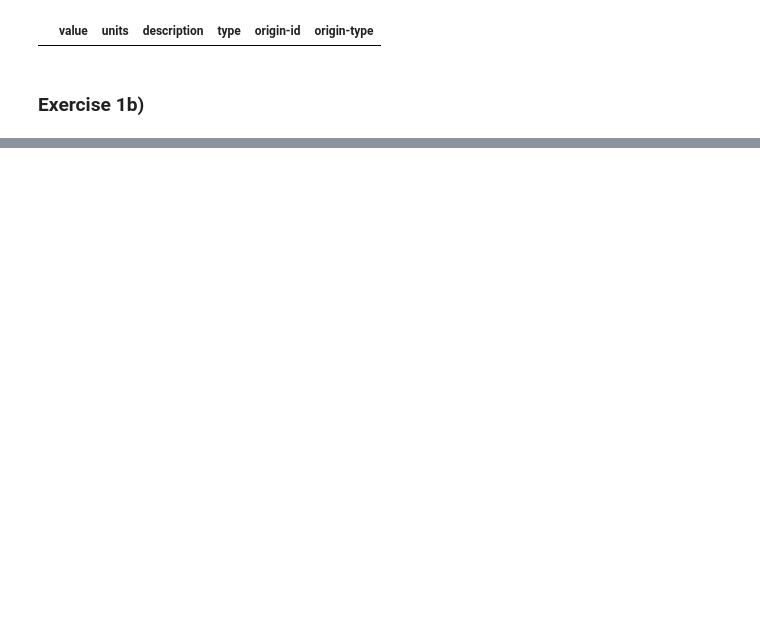
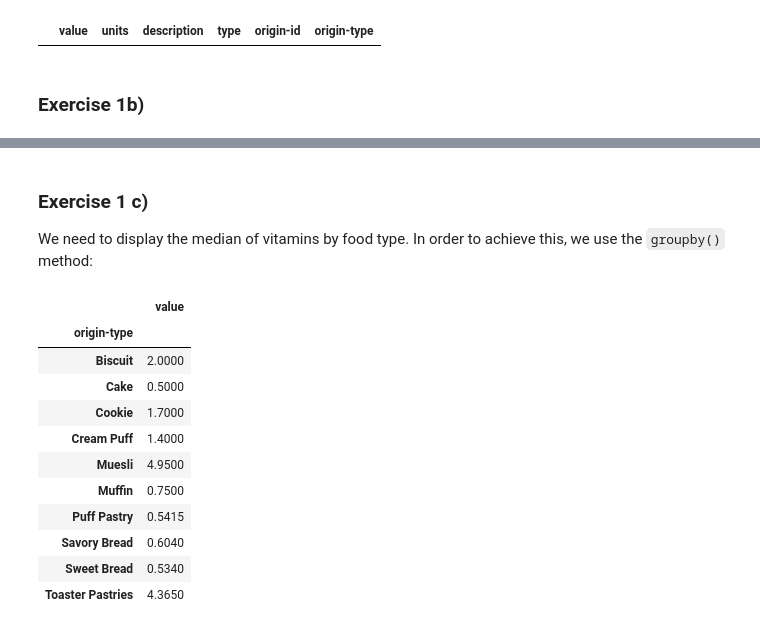
Before and after one commit to Falk358/data_science, a Jupyter notebook: dea02_dataset_analyses.ipynb, the cells around one changed output, grey strips where cells are left out. Drawn from its saved outputs; the diff is of its cells as text; code cells hidden in the pictures; blank space fills up the shorter version.

```diff
--- a/dea02_dataset_analyses.ipynb
+++ b/dea02_dataset_analyses.ipynb
@@ -154,0 +210,19 @@ dessert_data["type"].value_counts().plot.bar()
+# %% [markdown]
+### Exercise 1 c)
+
+We need to display the median of vitamins by food type. In order to achieve this, we use the `groupby()` method:
+# %%
+dessert_data_nutr.drop("origin-id",axis=1).groupby(["origin-type"]).median(True)
+# %% [output]
+|  | value |
+| origin-type |  |
+| Biscuit | 2.0000 |
+| Cake | 0.5000 |
+| Cookie | 1.7000 |
+| Cream Puff | 1.4000 |
+| Muesli | 4.9500 |
+| Muffin | 0.7500 |
+| Puff Pastry | 0.5415 |
+| Savory Bread | 0.6040 |
+| Sweet Bread | 0.5340 |
+| Toaster Pastries | 4.3650 |
```
Also changed, not shown: parts of 15 cells of this notebook.
